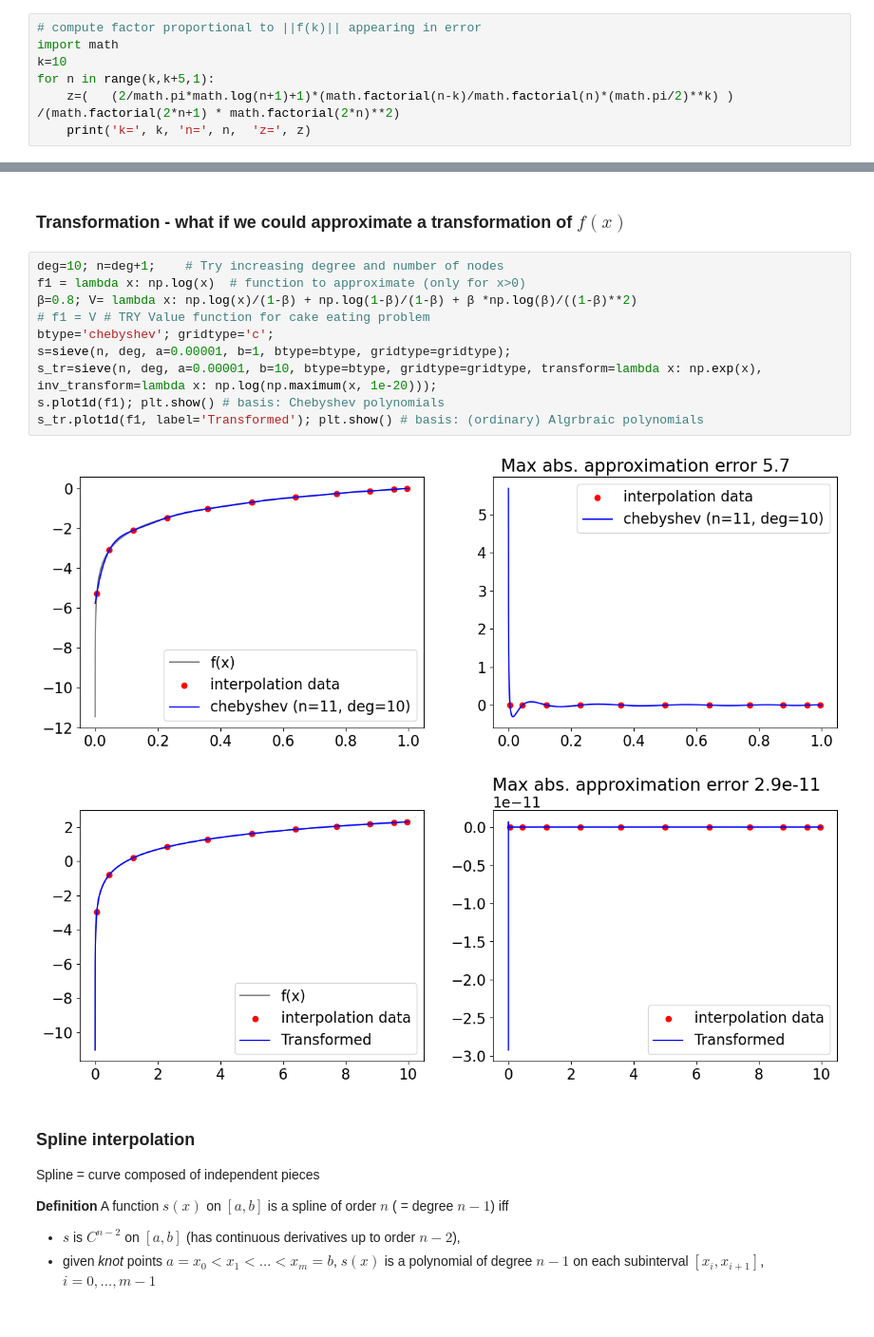
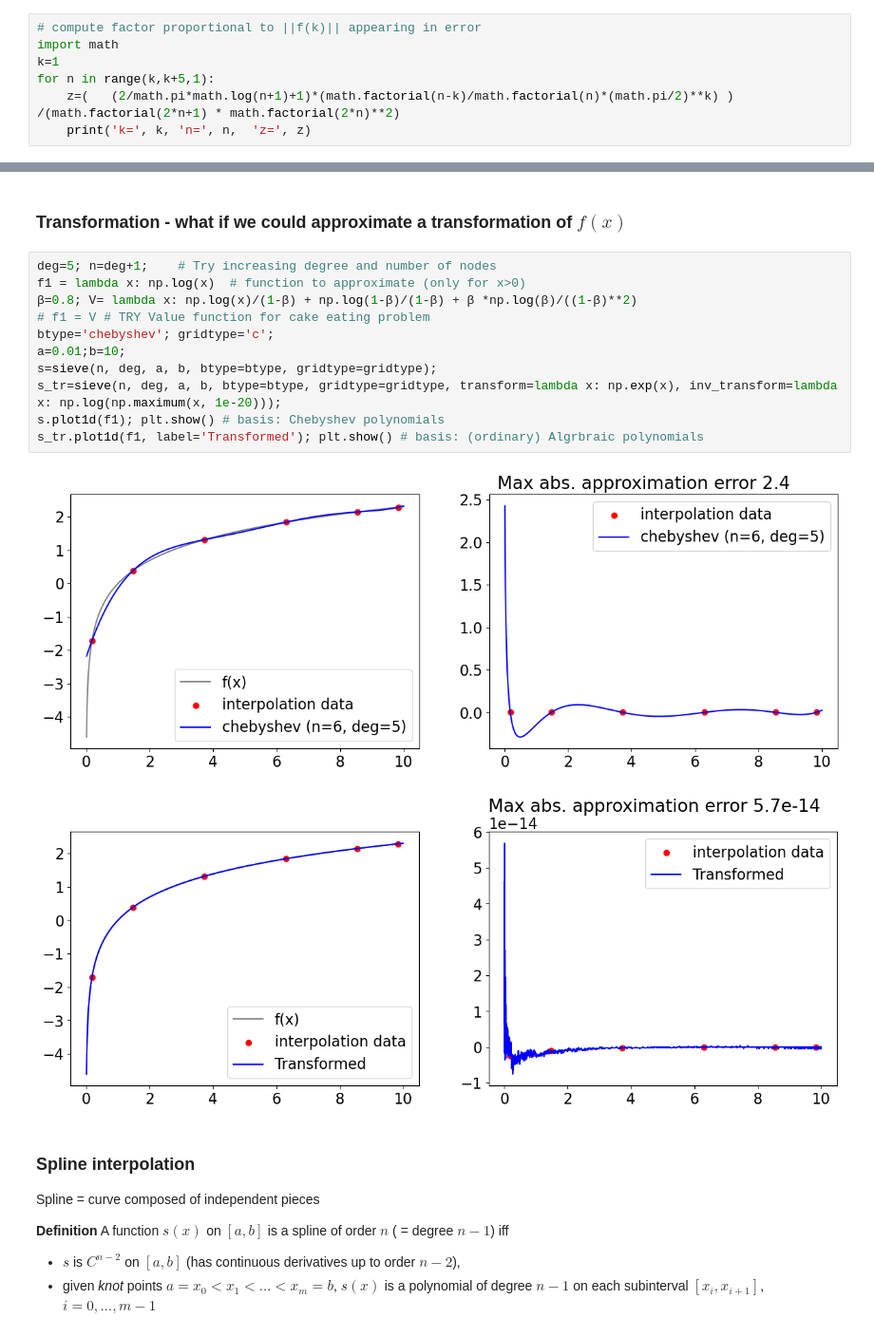
Before and after one commit to bschjerning/dp_ucph, a Jupyter notebook: 1_theory_tools/05_interpolation.ipynb, the cells around one changed output, grey strips where cells are left out. Shown at 95% size. Cells and saved outputs as stored; diff of their text form.

```diff
--- a/1_theory_tools/05_interpolation.ipynb
+++ b/1_theory_tools/05_interpolation.ipynb
@@ -493,7 +493,7 @@ $$
 # %%
 # compute factor proportional to ||f(k)|| appearing in error
 import math
-k=10
+k=1
 for n in range(k,k+5,1):
     z=(   (2/math.pi*math.log(n+1)+1)*(math.factorial(n-k)/math.factorial(n)*(math.pi/2)**k) ) /(math.factorial(2*n+1) * math.factorial(2*n)**2)
     print('k=', k, 'n=', n,  'z=', z)
@@ -522,18 +522,19 @@ s2.plot1d(f2); plt.show() # basis: (ordinary) Algrbraic polynomials
 # %% [markdown]
 ### Transformation - what if we could approximate a transformation of $f(x)$
 # %%
-deg=10; n=deg+1;    # Try increasing degree and number of nodes
+deg=5; n=deg+1;    # Try increasing degree and number of nodes
 f1 = lambda x: np.log(x)  # function to approximate (only for x>0)
 β=0.8; V= lambda x: np.log(x)/(1-β) + np.log(1-β)/(1-β) + β *np.log(β)/((1-β)**2)
 # f1 = V # TRY Value function for cake eating problem
 btype='chebyshev'; gridtype='c';
-s=sieve(n, deg, a=0.00001, b=1, btype=btype, gridtype=gridtype);
-s_tr=sieve(n, deg, a=0.00001, b=10, btype=btype, gridtype=gridtype, transform=lambda x: np.exp(x), inv_transform=lambda x: np.log(np.maximum(x, 1e-20)));
+a=0.01;b=10;
+s=sieve(n, deg, a, b, btype=btype, gridtype=gridtype);
+s_tr=sieve(n, deg, a, b, btype=btype, gridtype=gridtype, transform=lambda x: np.exp(x), inv_transform=lambda x: np.log(np.maximum(x, 1e-20)));
 s.plot1d(f1); plt.show() # basis: Chebyshev polynomials
 s_tr.plot1d(f1, label='Transformed'); plt.show() # basis: (ordinary) Algrbraic polynomials
 # %% [output]
-[figure, old version]
+[figure, new version]
-[figure, old version]
+[figure, new version]
 # %% [markdown]
 ### Spline interpolation
 
```
Also changed, not shown: parts of 19 cells of this notebook.
